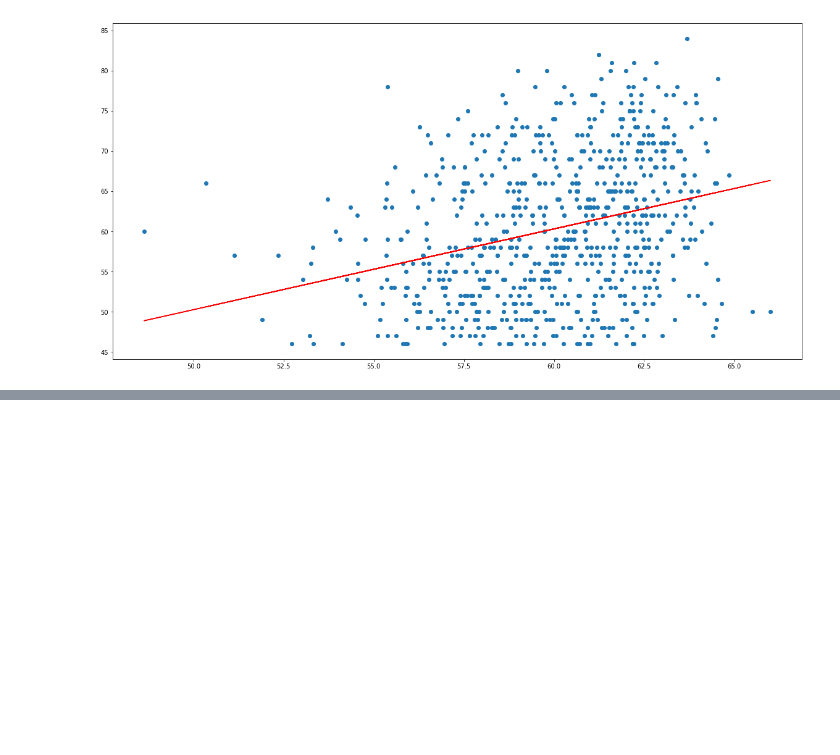
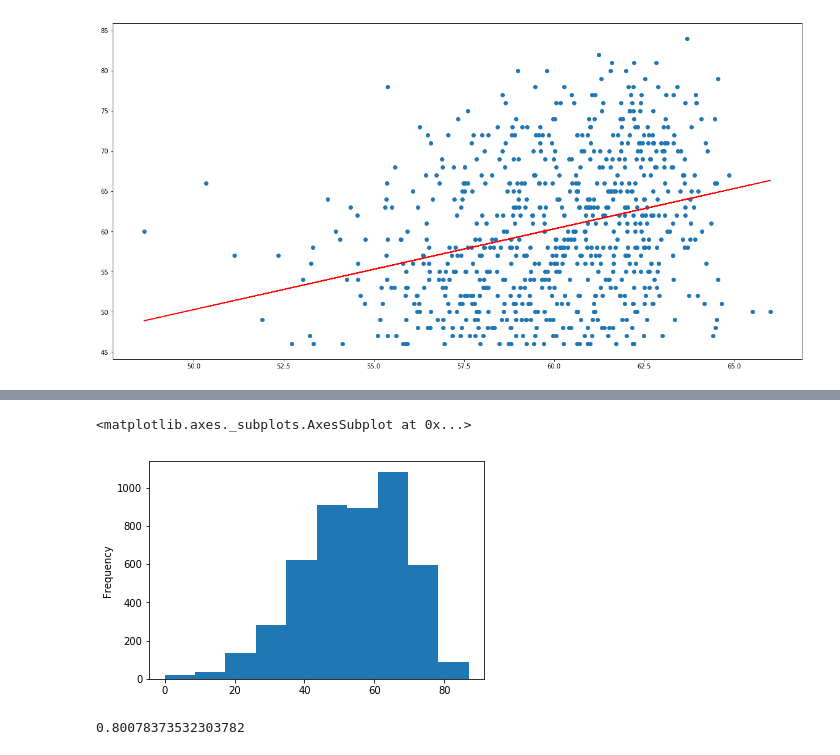
Before and after one commit to ckhan6241/spotify, a Jupyter notebook: audio_features.ipynb, the cells around one changed output, grey strips where cells are left out. Cells and saved outputs as stored; diff of their text form; code cells hidden in the pictures; blank space fills up the shorter version.

```diff
--- a/audio_features.ipynb
+++ b/audio_features.ipynb
@@ -804,0 +803,5 @@ plt.plot(lasso_predict_y_b, abline_values, 'r')
+# %%
+pd.read_csv("billboard_rank.csv", encoding='latin1').popularity_x.plot.hist()
+# %% [output]
+<matplotlib.axes._subplots.AxesSubplot at 0x...>
+[figure, added]
@@ -804,0 +810,4 @@ plt.plot(lasso_predict_y_b, abline_values, 'r')
+# %%
+auc(a,b)
+# %% [output]
+0.80078373532303782
```
Also changed, not shown: parts of 8 cells of this notebook.
